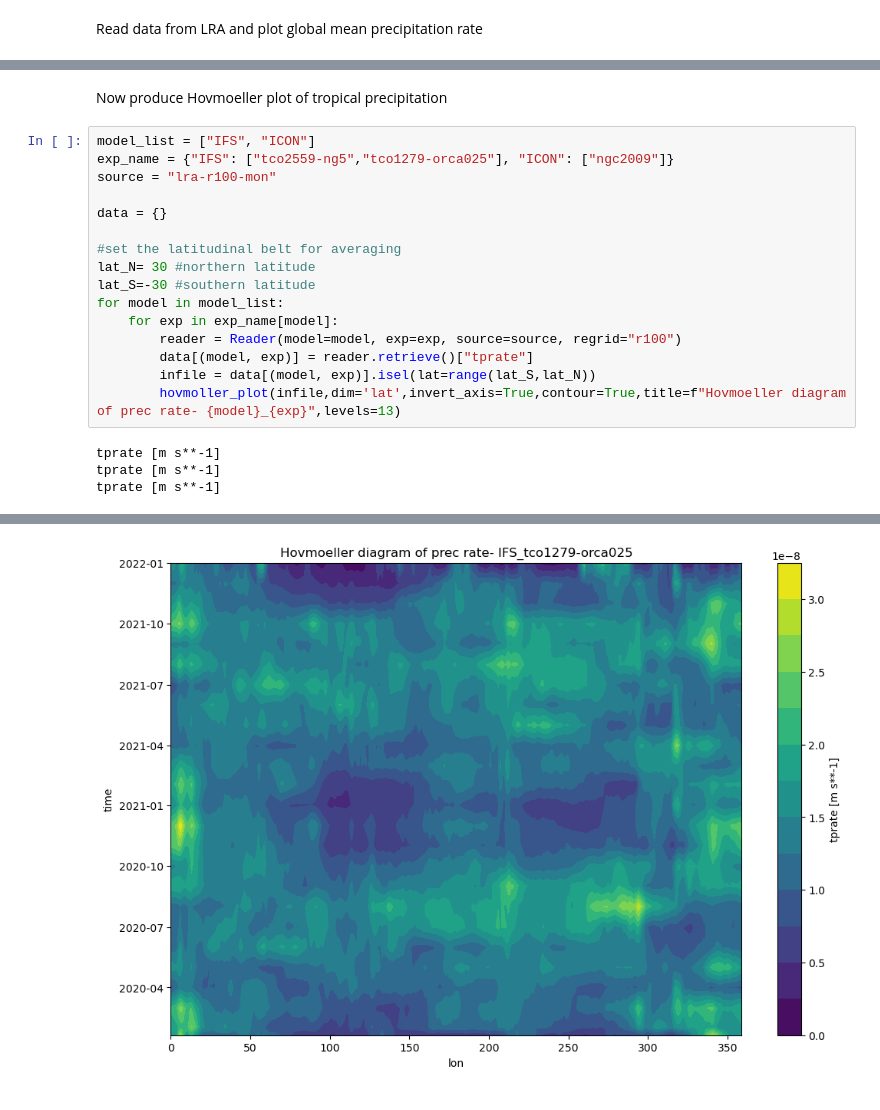
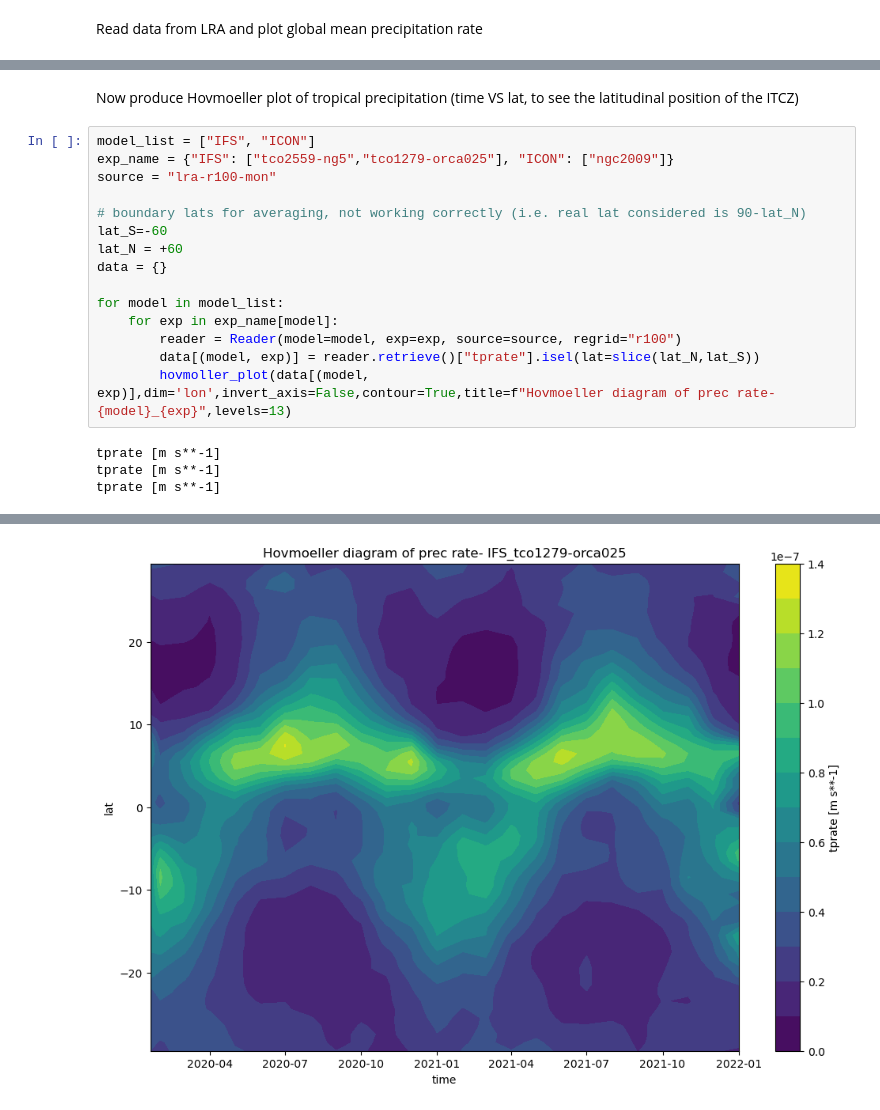
Before and after one commit to DestinE-Climate-DT/AQUA, a Jupyter notebook: diagnostics/basic_stats/tropical_prec.ipynb, the cells around one changed output, grey strips where cells are left out. Saved outputs shown, nothing was run; the diff lists cells and outputs as text.

```diff
--- a/diagnostics/basic_stats/tropical_prec.ipynb
+++ b/diagnostics/basic_stats/tropical_prec.ipynb
@@ -32,21 +50,20 @@ Text(0.5, 1.0, 'global mean precipitation rate')
 # %% [markdown]
-Now produce Hovmoeller plot of tropical precipitation
+Now produce Hovmoeller plot of tropical precipitation (time VS lat, to see the latitudinal position of the ITCZ)
 # %%
 model_list = ["IFS", "ICON"]
 exp_name = {"IFS": ["tco2559-ng5","tco1279-orca025"], "ICON": ["ngc2009"]}
 source = "lra-r100-mon"
 
+# boundary lats for averaging, not working correctly (i.e. real lat considered is 90-lat_N)
+lat_S=-60
+lat_N = +60
 data = {}
 
-#set the latitudinal belt for averaging
-lat_N= 30 #northern latitude
-lat_S=-30 #southern latitude
 for model in model_list:
     for exp in exp_name[model]:
         reader = Reader(model=model, exp=exp, source=source, regrid="r100")
-        data[(model, exp)] = reader.retrieve()["tprate"]
-        infile = data[(model, exp)].isel(lat=range(lat_S,lat_N))
-        hovmoller_plot(infile,dim='lat',invert_axis=True,contour=True,title=f"Hovmoeller diagram of prec rate- {model}_{exp}",levels=13)
+        data[(model, exp)] = reader.retrieve()["tprate"].isel(lat=slice(lat_N,lat_S))
+        hovmoller_plot(data[(model, exp)],dim='lon',invert_axis=False,contour=True,title=f"Hovmoeller diagram of prec rate- {model}_{exp}",levels=13)
 # %% [output]
 tprate [m s**-1]
 tprate [m s**-1]
@@ -55 +72 @@ tprate [m s**-1]
-[figure, old version]
+[figure, new version]
```
Also changed, not shown: parts of 4 cells of this notebook, 1 other file.
